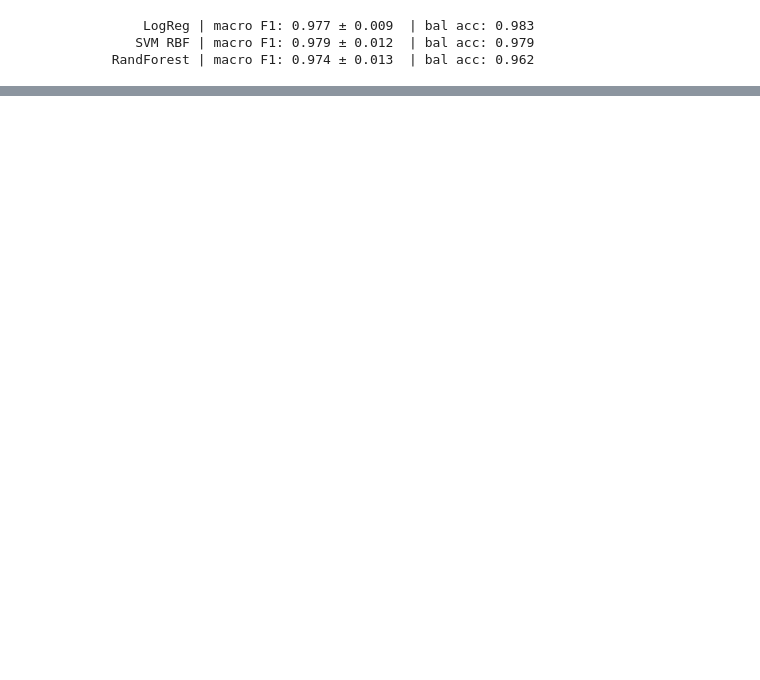
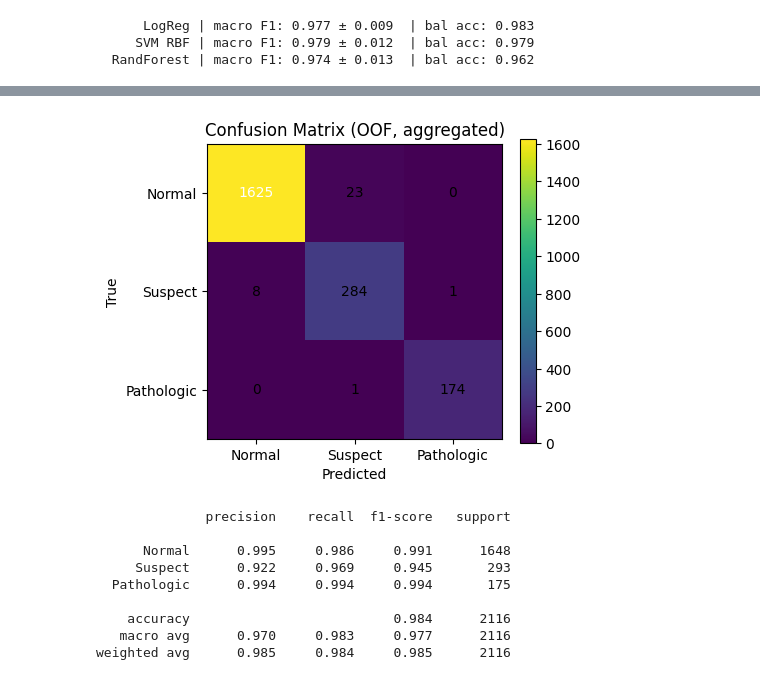
Before and after one commit to Jess1745/cardiotocography-project-, a Jupyter notebook: src/features.ipynb, the cells around one changed output, grey strips where cells are left out. Cells and saved outputs as stored; diff of their text form; code cells hidden in the pictures; blank space fills up the shorter version.

```diff
--- a/src/features.ipynb
+++ b/src/features.ipynb
@@ -159,0 +162,18 @@ Pipeline(steps=[('prep',
+# %%
+pipe_lr = Pipeline([
+    ("prep", preprocess_linear),
+    ("clf", LogisticRegression(
+        max_iter=2000,
+        class_weight="balanced",
+        multi_class="multinomial",
+        solver="lbfgs",
+        n_jobs=-1
+    ))
+])
+
+X = X.drop(columns=["filename", "segfile"], errors="ignore")
+
+res_lr  = evaluate(pipe_lr, X, y, "LogReg")
+
+best_pipe = pipe_lr
+best_pipe.fit(X, y)
@@ -159,0 +194,57 @@ Pipeline(steps=[('prep',
+# %%
+from sklearn.model_selection import StratifiedKFold, cross_val_predict
+from sklearn.metrics import confusion_matrix, classification_report
+import numpy as np
+import matplotlib.pyplot as plt
+from pathlib import Path
+
+FIG_DIR = Path("reports/figures")
+FIG_DIR.mkdir(parents=True, exist_ok=True)
+
+label_names = ["Normal","Suspect","Pathologic"]
+
+skf = StratifiedKFold(n_splits=5, shuffle=True, random_state=42)
+classes = np.sort(np.unique(y))
+oof_prob = cross_val_predict(best_pipe, X, y, cv=skf, method="predict_proba", n_jobs=-1)
+oof_pred_idx = oof_prob.argmax(axis=1)
+oof_pred = classes[oof_pred_idx]
+
+cm = confusion_matrix(y, oof_pred, labels=np.sort(np.unique(y)))
+plt.figure(figsize=(5,4))
+plt.imshow(cm, interpolation="nearest")
+plt.title("Confusion Matrix (OOF, aggregated)")
+plt.colorbar()
+ticks = np.arange(len(classes))
+plt.xticks(ticks, ["Normal","Suspect","Pathologic"], rotation=0)
+plt.yticks(ticks, ["Normal","Suspect","Pathologic"])
+for i in range(cm.shape[0]):
+    for j in range(cm.shape[1]):
+        plt.text(j, i, cm[i, j], ha="center", va="center",
+                 color="white" if cm[i,j] > cm.max()/2 else "black")
+plt.xlabel("Predicted")
+plt.ylabel("True")
+plt.tight_layout()
+plt.savefig(FIG_DIR/"confusion_matrix_oof.png", dpi=160)
+plt.show()
+
+# classification report with matching labels and names
+report_txt = classification_report(
+    y, oof_pred,
+    labels=classes,
+    target_names=["Normal","Suspect","Pathologic"],
+    digits=3
+)
+print(report_txt)
+with open(FIG_DIR/"classification_report_oof.txt","w") as f:
+    f.write(report_txt)
+# %% [output]
+[figure, added]
+              precision    recall  f1-score   support
+
+      Normal      0.995     0.986     0.991      1648
+     Suspect      0.922     0.969     0.945       293
+  Pathologic      0.994     0.994     0.994       175
+
+    accuracy                          0.984      2116
+   macro avg      0.970     0.983     0.977      2116
+weighted avg      0.985     0.984     0.985      2116
```
Also changed, not shown: parts of 8 cells of this notebook.
